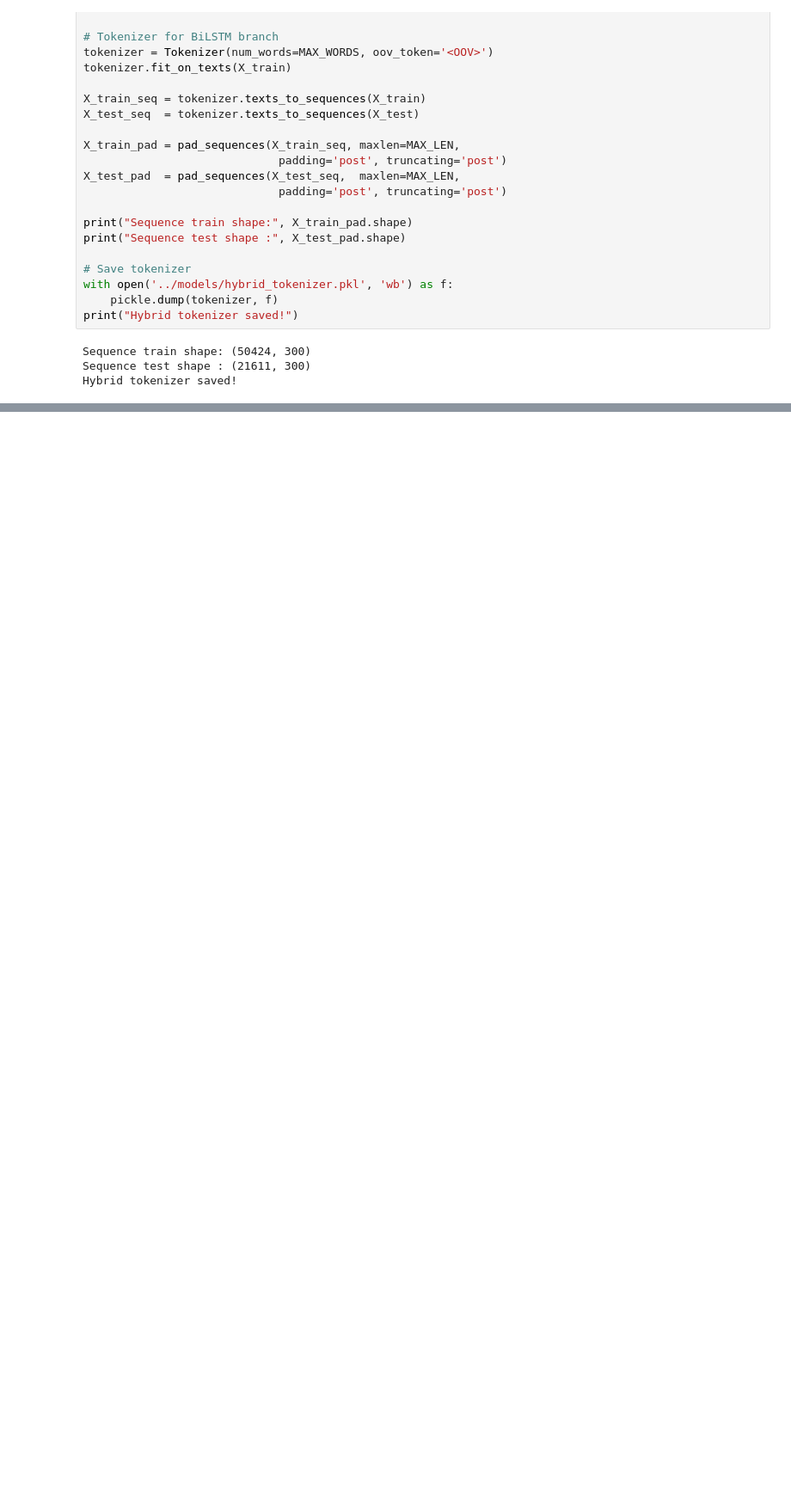
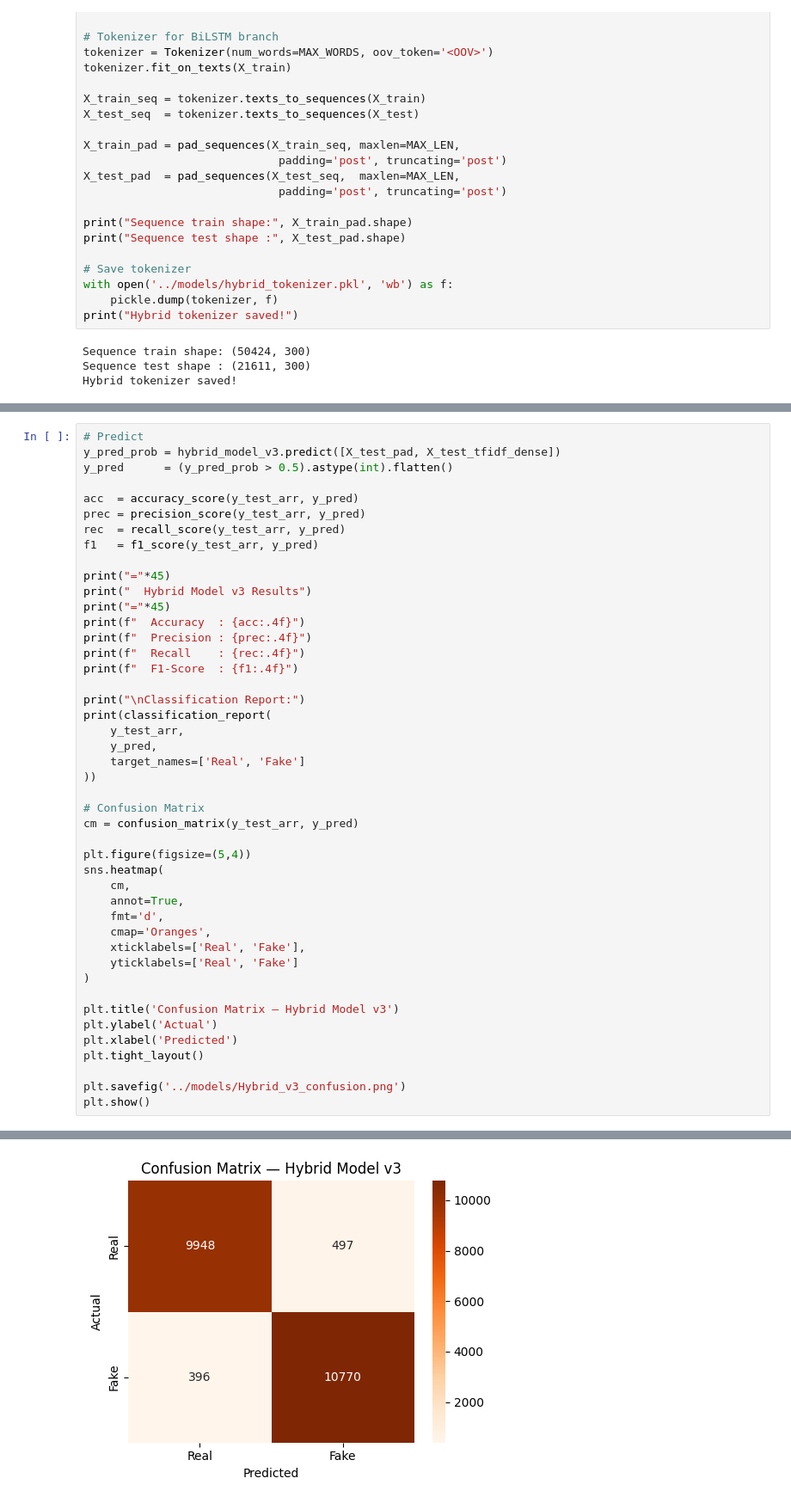
Before and after one commit to Avijit0104/fake-news-detection-msc, a Jupyter notebook: notebooks/03_Hybrid_Model.ipynb, the cells around one changed output, grey strips where cells are left out. Shown at 86% size. Drawn from its saved outputs; the diff is of its cells as text; blank space fills up the shorter version.

```diff
--- a/notebooks/03_Hybrid_Model.ipynb
+++ b/notebooks/03_Hybrid_Model.ipynb
@@ -490,0 +481,46 @@ NameError: name 'X_val' is not defined
+# %%
+# Predict
+y_pred_prob = hybrid_model_v3.predict([X_test_pad, X_test_tfidf_dense])
+y_pred      = (y_pred_prob > 0.5).astype(int).flatten()
+
+acc  = accuracy_score(y_test_arr, y_pred)
+prec = precision_score(y_test_arr, y_pred)
+rec  = recall_score(y_test_arr, y_pred)
+f1   = f1_score(y_test_arr, y_pred)
+
+print("="*45)
+print("  Hybrid Model v3 Results")
+print("="*45)
+print(f"  Accuracy  : {acc:.4f}")
+print(f"  Precision : {prec:.4f}")
+print(f"  Recall    : {rec:.4f}")
+print(f"  F1-Score  : {f1:.4f}")
+
+print("\nClassification Report:")
+print(classification_report(
+    y_test_arr,
+    y_pred,
+    target_names=['Real', 'Fake']
+))
+
+# Confusion Matrix
+cm = confusion_matrix(y_test_arr, y_pred)
+
+plt.figure(figsize=(5,4))
+sns.heatmap(
+    cm,
+    annot=True,
+    fmt='d',
+    cmap='Oranges',
+    xticklabels=['Real', 'Fake'],
+    yticklabels=['Real', 'Fake']
+)
+
+plt.title('Confusion Matrix — Hybrid Model v3')
+plt.ylabel('Actual')
+plt.xlabel('Predicted')
+plt.tight_layout()
+
+plt.savefig('../models/Hybrid_v3_confusion.png')
+plt.show()
+# %% [output]
@@ -490,0 +545 @@ NameError: name 'X_val' is not defined
+[figure, added]
```
Also changed, not shown: parts of 13 cells of this notebook, 1 other file.
